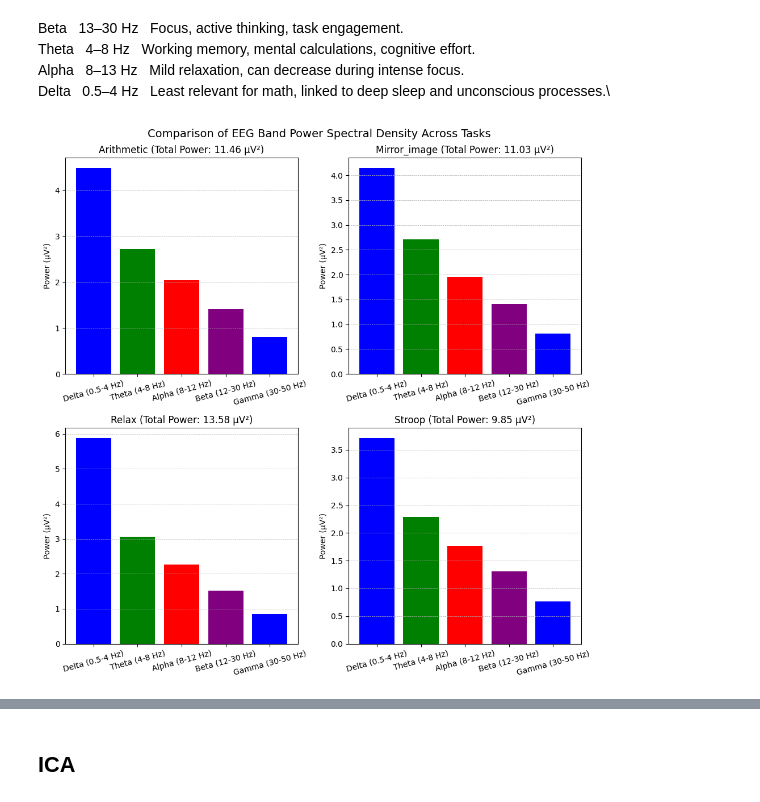
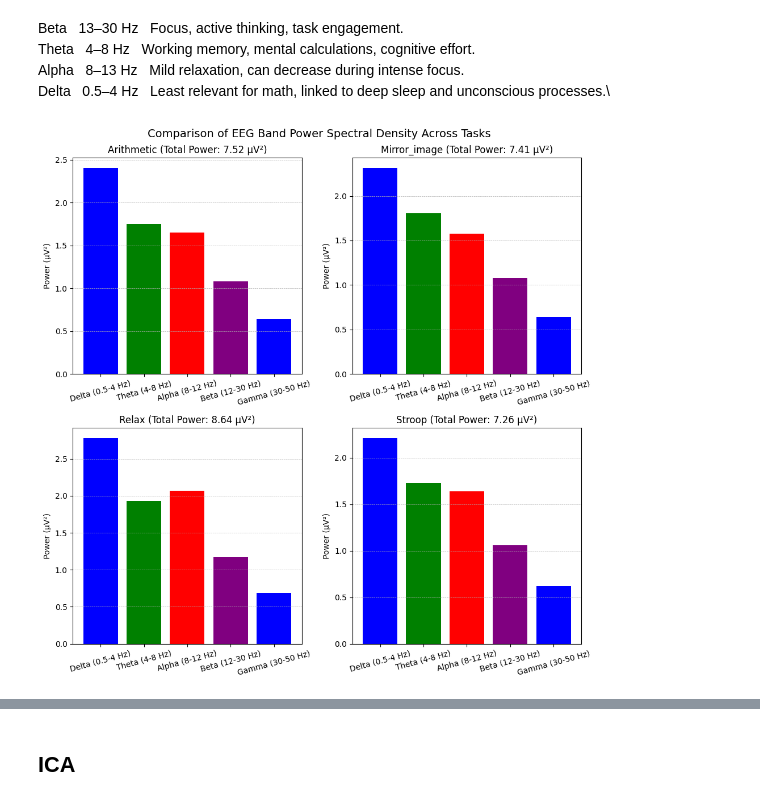
Before and after one commit to gaspachoo/EEG-Based-Stress-Recognition-Using-Neural-Networks, a Jupyter notebook: data_analysis.ipynb, the cells around one changed output, grey strips where cells are left out. Cells and saved outputs as stored; diff of their text form; code cells hidden in the pictures.

```diff
--- a/data_analysis.ipynb
+++ b/data_analysis.ipynb
@@ -59,11 +60,6 @@ plt.show()
 # %% [output]
 [figure]
 # %%
-sampling_rate = 128
-time = np.linspace(0, 25, R_Arithmetic_sub_17_trial1.shape[1])
-
-# Plot them
-
 for i in range(32):
     plt.plot(time, R_Arithmetic_sub_17_trial1[i, :], linewidth=0.8,label=electrode_names[i])
 
@@ -100,9 +95,4 @@ KeyboardInterrupt:
 # %%
-sampling_rate = 128
-time = np.linspace(0, 25, F_Arithmetic_sub_17_trial1.shape[1])
-
-# Plot them
-
 for i in range(32):
     plt.plot(time, F_Arithmetic_sub_17_trial1[i, :], linewidth=0.8,label=electrode_names[i])
 
@@ -233,9 +223,6 @@ for task in tasks_list:
     path = f'./Data/filtered_data/{filename}.mat'
     file = loadmat(path)
     data[filename] = file['Clean_data']
-
-
-time = np.linspace(0, 25, data[f"Arithmetic_sub_{subject_number}_trial{trial_number}"].shape[1])
 # %% [markdown]
 #### Plot EEGs for 1 channel
 # %%
@@ -409,10 +393,7 @@ bands = {
     "Gamma (30-50 Hz)": (30, 50)
 }
 
-sampling_rate = 128 #Hz
-n_samples = 3200
-
-# Revant channels based on task
+# Relevant channels based on task
 task_channels = ['Fz', 'Cz', 'Pz', 'F3', 'F4', 'C3', 'C4', 'P3', 'P4']  # For math exercises
 relax_channels = ['Pz', 'O1', 'O2', 'Oz']  # For relaxation
 all_channels = channel_names
@@ -423,7 +404,7 @@ trials = range(1, 4)
 tasks_list = ['Arithmetic', 'Mirror_image', 'Relax', 'Stroop']
 # %%
 # Select which to use
-selected_channels = ["Fp1"]  # relax_channels/task_channels/all_channels
+selected_channels = task_channels  # relax_channels/task_channels/all_channels
 
 
 # Store average band power per task
@@ -451,47 +432,41 @@ for task in tasks_list:
                     selected_indices = [channel_names.index(ch) for ch in selected_channels]  # Find indices
                     eeg_data = eeg_data[selected_indices, :]  # Keep only relevant channels
 
-                    # Compute FFT
-                    #frequencies = np.fft.fftfreq(n_samples, d=1/sampling_rate)  # Frequency associated to each FFT point
-                    #fft_data = np.fft.fft(eeg_data, axis=1)
-
-                    #power_spectrum = np.abs(fft_data)[: , :n_samples]  # Compute power spectrum
                     frequencies, psd = welch(eeg_data, fs=sampling_rate, axis=1, nperseg=n_samples // 2)
 
                     band_mask = (frequencies >= low) & (frequencies <= high)
-                    #mean_band_power = power_spectrum[:, band_mask].mean()  # Average across all channels
 
                     mean_band_power = psd[:, band_mask].mean()
                     trial_power.append(mean_band_power)  # Store power for this trial
 
                 except FileNotFoundError:
                     print(f"File {filename} not found. Skipping.")
 
 
             subject_power.append(np.mean(trial_power))
         task_band_power[task][band] = np.mean(subject_power)
         task_power += np.mean(subject_power)
     total_task_power[task] = task_power
 
 
-# 📊 Step 6: Plot the results (one subplot per task, bars for EEG bands)
+# Step 6: Plot the results (one subplot per task, bars for EEG bands)
 fig, axes = plt.subplots(2, 2, figsize=(10, 10))
 fig.suptitle("Comparison of EEG Band Power Spectral Density Across Tasks", fontsize=14)
 
 colors = ['blue', 'green', 'red', 'purple']  # Colors for EEG bands
 
 for ax, (task, power_values) in zip(axes.flatten(), task_band_power.items()):
     total_power = total_task_power[task]
     ax.bar(bands.keys(), list(power_values.values()), color=colors)  # Plot bars
     ax.set_title(f"{task} (Total Power: {total_power:.2f} µV²)", fontsize=12)  # Title with total power
     ax.set_ylabel("Power (µV²)")
     ax.set_xticks(range(len(bands)))
     ax.set_xticklabels(bands.keys(), rotation=15)
     ax.grid(axis='y', linestyle='--', linewidth=0.5)
 
 plt.tight_layout()
 plt.show()
 # %% [output]
-[figure, old version]
+[figure, new version]
 # %%
 # Select which to use
```
Also changed, not shown: parts of 4 cells of this notebook.
